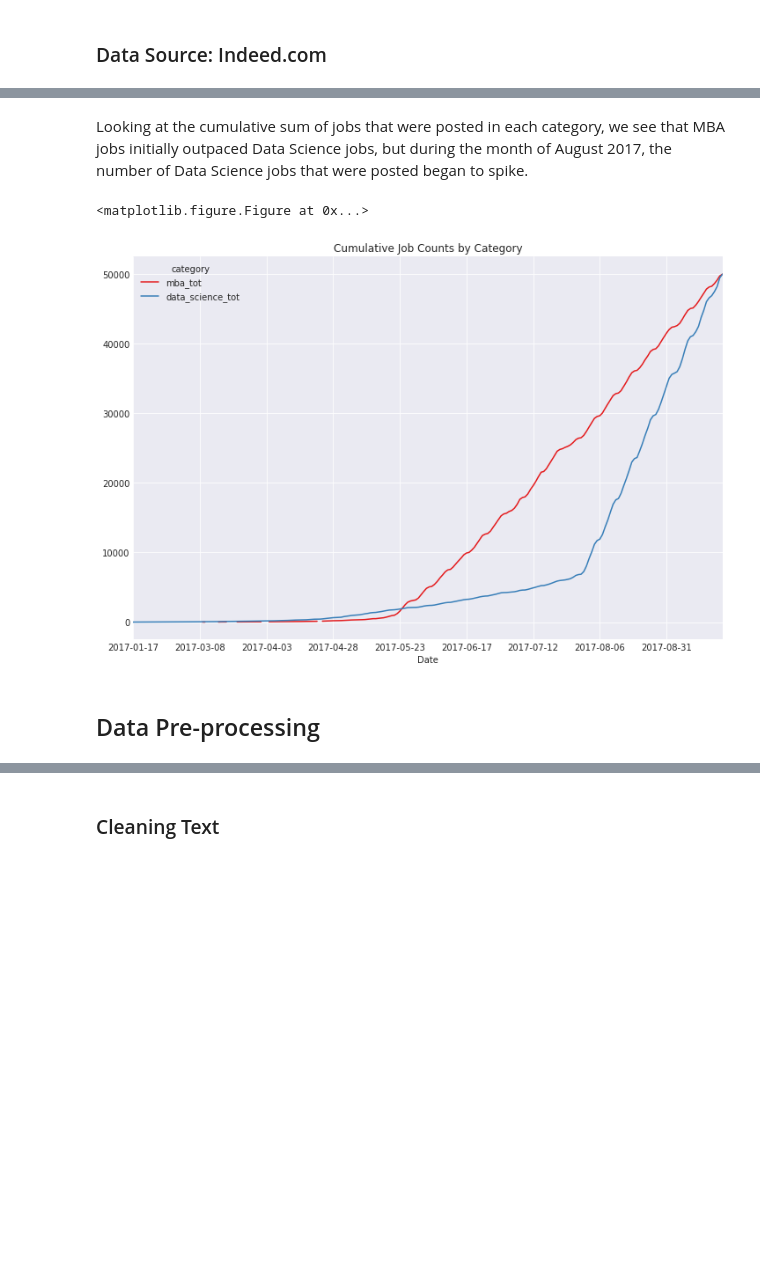
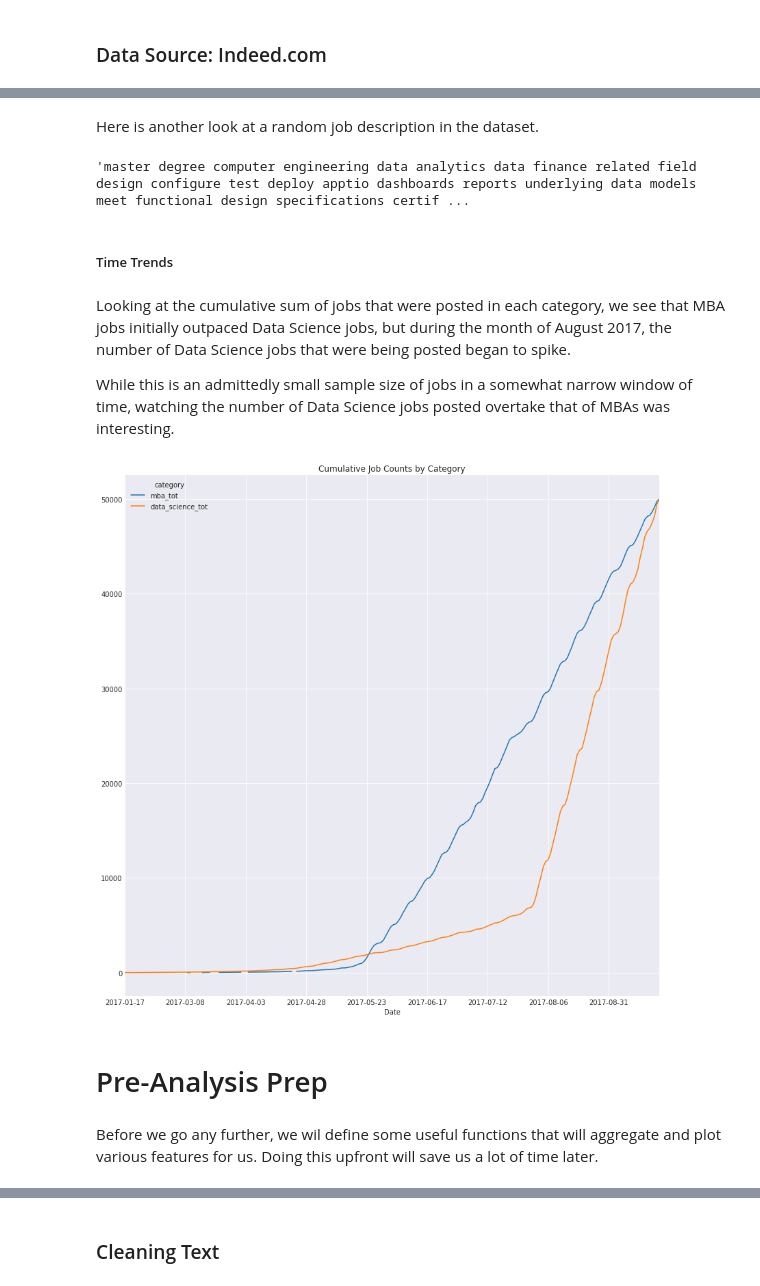
Before and after one commit to CollierKing/Classify_Jobs_Indeed, a Jupyter notebook: Jobs_Classification3.ipynb, the cells around one changed output, grey strips where cells are left out. Drawn from its saved outputs; the diff is of its cells as text; code cells hidden in the pictures; blank space fills up the shorter version.

```diff
--- a/Jobs_Classification3.ipynb
+++ b/Jobs_Classification3.ipynb
@@ -184,2 +154,3 @@ Job description data was collected from Indeed.com for most of the large cities
 # %%
-df_combined = pd.read_csv("https://raw.githubusercontent.com/CollierKing/Classify_Jobs_Indeed/master/indeed_jobs.csv",encoding = "ISO-8859-1")
+df_combined = pd.read_csv("https://raw.githubusercontent.com/CollierKing/Classify_Jobs_Indeed/master/indeed_jobs.csv",encoding = "utf-8")
+df_combined.groupby('category').size()
@@ -200,24 +170,29 @@ Lets take a quick glance at the data. We have several columns of interest such a
+# %% [markdown]
+Here is another look at a random job description in the dataset.
+# %%
+df_combined.loc[2222,"Snippet"]
+# %% [output]
+'master degree computer engineering data analytics data finance related field design configure test deploy apptio dashboards reports underlying data models meet functional design specifications certif ...
+# %% [markdown]
+##### Time Trends
 # %% [markdown]
-Looking at the cumulative sum of jobs that were posted in each category, we see that MBA jobs initially outpaced Data Science jobs, but during the month of August 2017, the number of Data Science jobs that were posted began to spike.
+Looking at the cumulative sum of jobs that were posted in each category, we see that MBA jobs initially outpaced Data Science jobs, but during the month of August 2017, the number of Data Science jobs that were being posted began to spike.
+
+While this is an admittedly small sample size of jobs in a somewhat narrow window of time, watching the number of Data Science jobs posted overtake that of MBAs was interesting.
 # %%
 pivoted_counts = pd.pivot_table(df_combined, index=['Date'],
                             columns='category', values='Job_Key',aggfunc="size")
 pivoted_counts.reset_index(inplace=True)
 pivoted_counts['data_science_tot'] = np.cumsum(pivoted_counts['data_science'])
 pivoted_counts['mba_tot'] = np.cumsum(pivoted_counts['mba'])
 pivoted_counts.index = pivoted_counts['Date']
 pivoted_counts = pivoted_counts[['mba_tot','data_science_tot']]
 % matplotlib inline
-import matplotlib.pyplot as plt
-import numpy as np
-import seaborn as sns
 sns.set_style("darkgrid")
-current_palette_7 = sns.color_palette("Set1", 2)
-sns.set_palette(current_palette_7)
-plt.figure();
-pivoted_counts.plot(figsize=(12,8),title="Cumulative Job Counts by Category");
+pivoted_counts.plot(figsize=(14,14),title="Cumulative Job Counts by Category");
 # %% [output]
-<matplotlib.figure.Figure at 0x...>
-[figure, old version]
+[figure, new version]
 # %% [markdown]
-## Data Pre-processing
+# Pre-Analysis Prep
+# %% [markdown]
+Before we go any further, we wil define some useful functions that will aggregate and plot various features for us.  Doing this upfront will save us a lot of time later.
```
Also changed, not shown: parts of 442 cells of this notebook, 2 other files.
